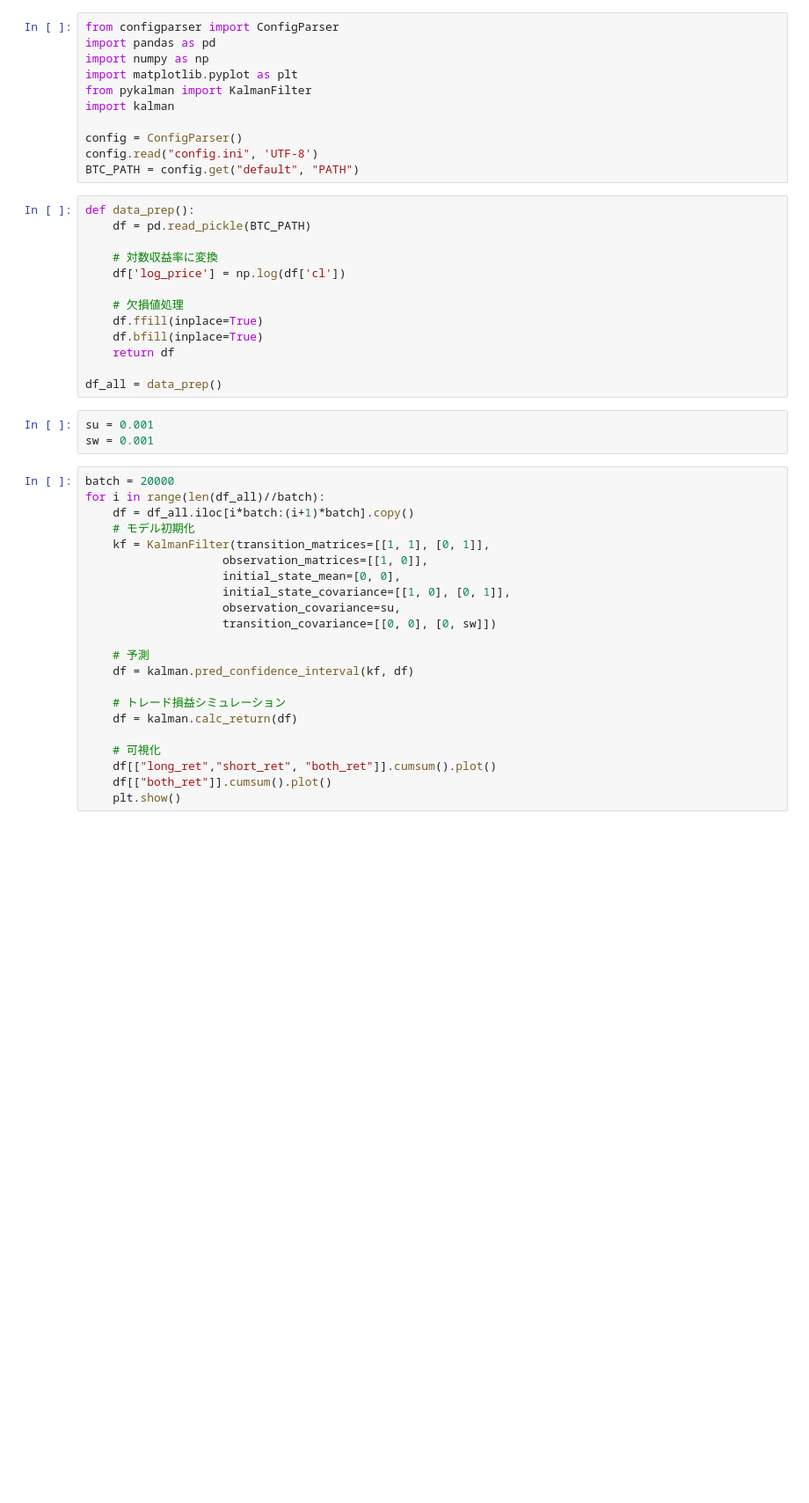
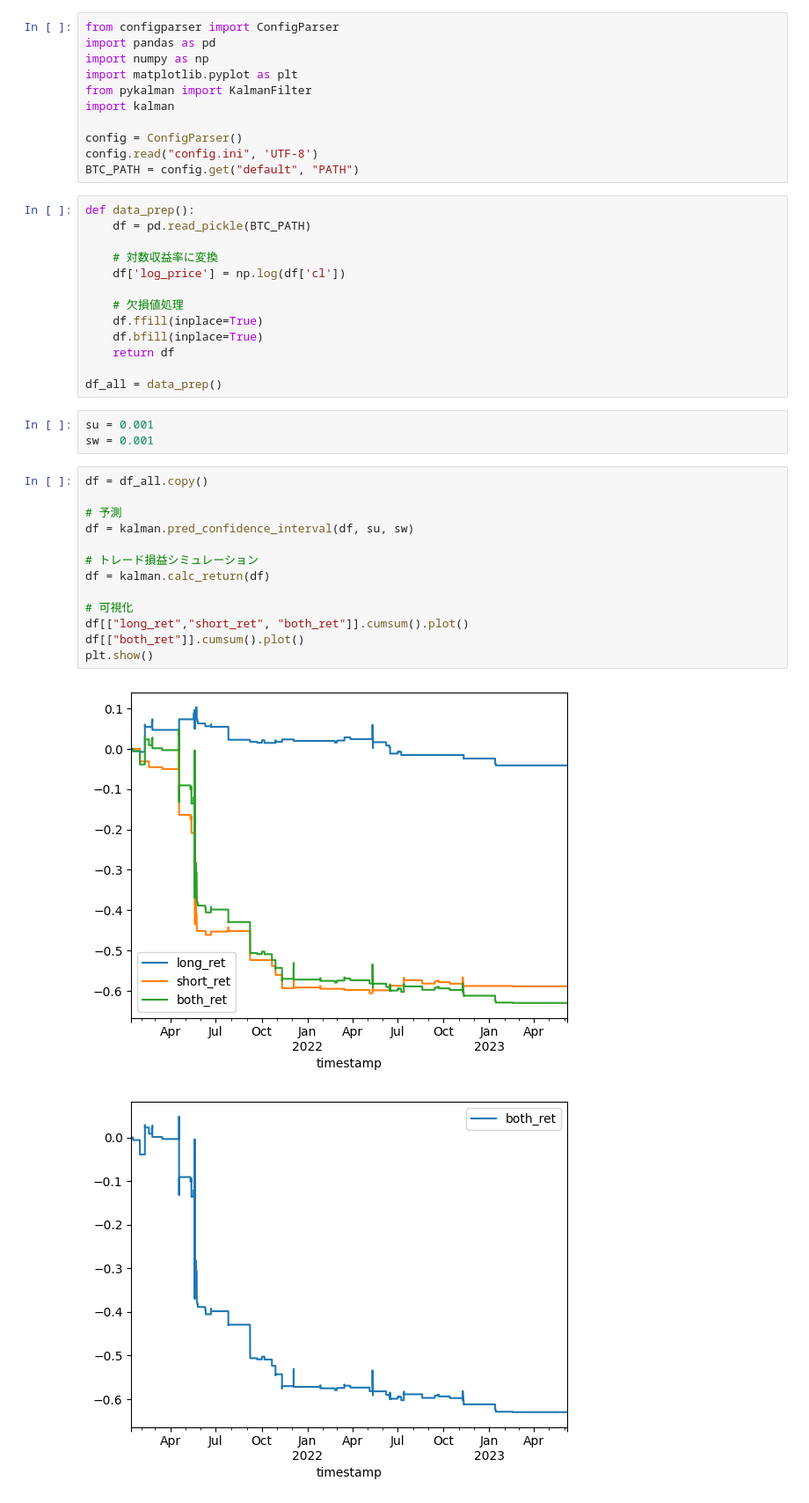
Before and after one commit to MizusakoSadanobu/kalman_filter_trade, a Jupyter notebook: main.ipynb, the cells around one changed output. Shown at 88% size. Cells and saved outputs as stored; diff of their text form; blank space fills up the shorter version.

```diff
--- a/main.ipynb
+++ b/main.ipynb
@@ -26,24 +26,18 @@ df_all = data_prep()
 su = 0.001
 sw = 0.001
 # %%
-batch = 20000
-for i in range(len(df_all)//batch):
-    df = df_all.iloc[i*batch:(i+1)*batch].copy()
-    # モデル初期化
-    kf = KalmanFilter(transition_matrices=[[1, 1], [0, 1]],
-                    observation_matrices=[[1, 0]],
-                    initial_state_mean=[0, 0],
-                    initial_state_covariance=[[1, 0], [0, 1]],
-                    observation_covariance=su,
-                    transition_covariance=[[0, 0], [0, sw]])
+df = df_all.copy()
 
-    # 予測
-    df = kalman.pred_confidence_interval(kf, df)
+# 予測
+df = kalman.pred_confidence_interval(df, su, sw)
 
-    # トレード損益シミュレーション
-    df = kalman.calc_return(df)
+# トレード損益シミュレーション
+df = kalman.calc_return(df)
 
-    # 可視化
-    df[["long_ret","short_ret", "both_ret"]].cumsum().plot()
-    df[["both_ret"]].cumsum().plot()
-    plt.show()
+# 可視化
+df[["long_ret","short_ret", "both_ret"]].cumsum().plot()
+df[["both_ret"]].cumsum().plot()
+plt.show()
+# %% [output]
+[figure, added]
+[figure, added]
```
Also changed, not shown: 2 other files.
